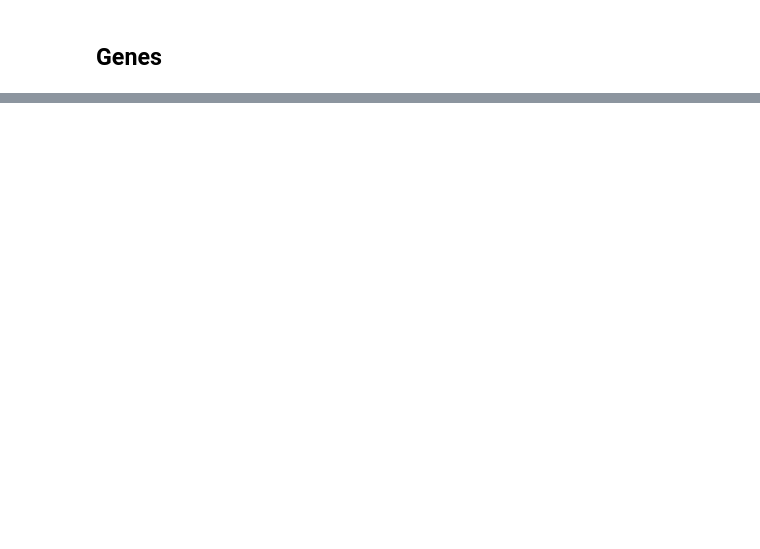
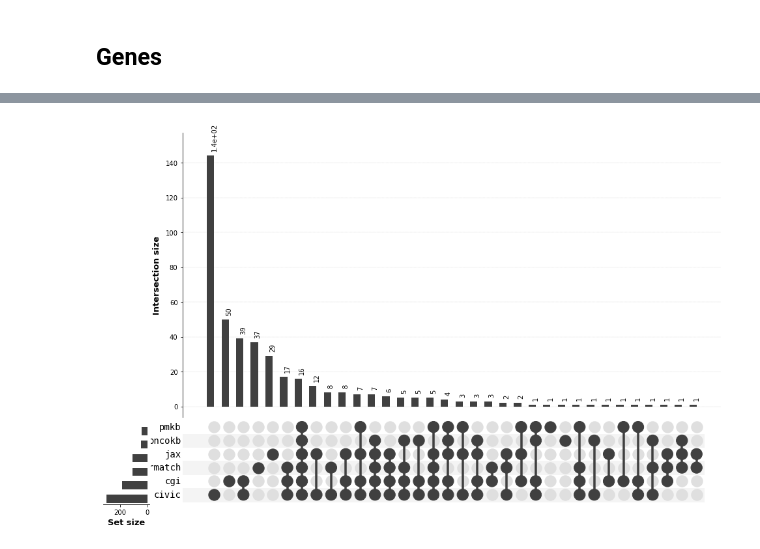
Before and after one commit to ohsu-comp-bio/g2p-aggregator, a Jupyter notebook: notebooks/paper_analysis/figures.ipynb, the cells around one changed output, grey strips where cells are left out. Saved outputs shown, nothing was run; the diff lists cells and outputs as text; code cells hidden in the pictures; blank space fills up the shorter version.

```diff
--- a/notebooks/paper_analysis/figures.ipynb
+++ b/notebooks/paper_analysis/figures.ipynb
@@ -168,0 +277,7 @@ get_feature_names([x for x in r7 if x['source'] == 'cgi'])
+# %%
+with_genes = core_vdb - no_genes
+x = with_genes.plot_element_by_source('genes')
+f = x['figure']
+f.savefig('out/genes.pdf')
+# %% [output]
+[figure, added]
```
Also changed, not shown: parts of 31 cells of this notebook, 2 other files.
